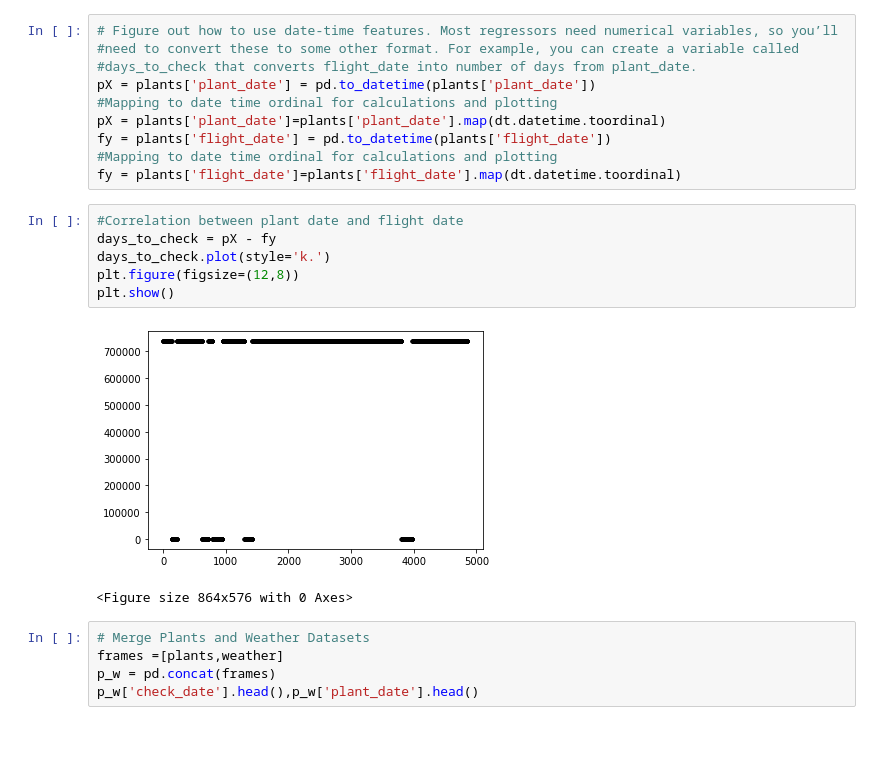
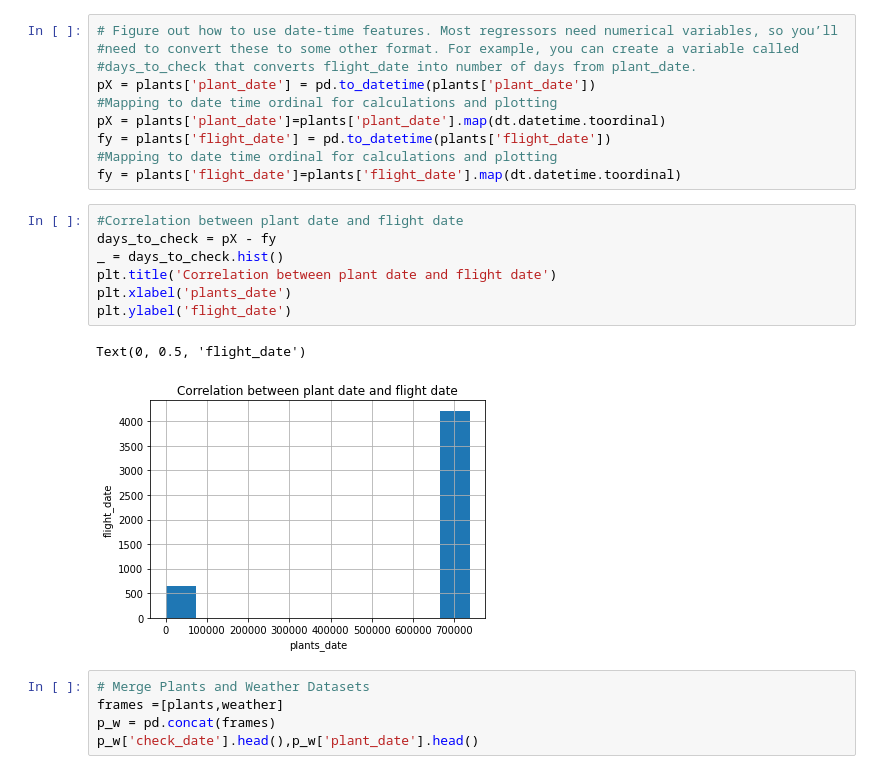
Before and after one commit to cyberanalyst268/Data-Science-and-Decision-Making, a Jupyter notebook: Agrotech-project.ipynb, the cells around one changed output. Cells and saved outputs as stored; diff of their text form; blank space fills up the shorter version.

```diff
--- a/Agrotech-project.ipynb
+++ b/Agrotech-project.ipynb
@@ -131,12 +131,13 @@ fy = plants['flight_date']=plants['flight_date'].map(dt.datetime.toordinal)
 # %%
 #Correlation between plant date and flight date
 days_to_check = pX - fy
-days_to_check.plot(style='k.')
-plt.figure(figsize=(12,8))
-plt.show()
+_ = days_to_check.hist()
+plt.title('Correlation between plant date and flight date')
+plt.xlabel('plants_date')
+plt.ylabel('flight_date')
 # %% [output]
+Text(0, 0.5, 'flight_date')
-[figure, old version]
+[figure, new version]
-<Figure size 864x576 with 0 Axes>
 # %%
 # Merge Plants and Weather Datasets
 frames =[plants,weather]
```
